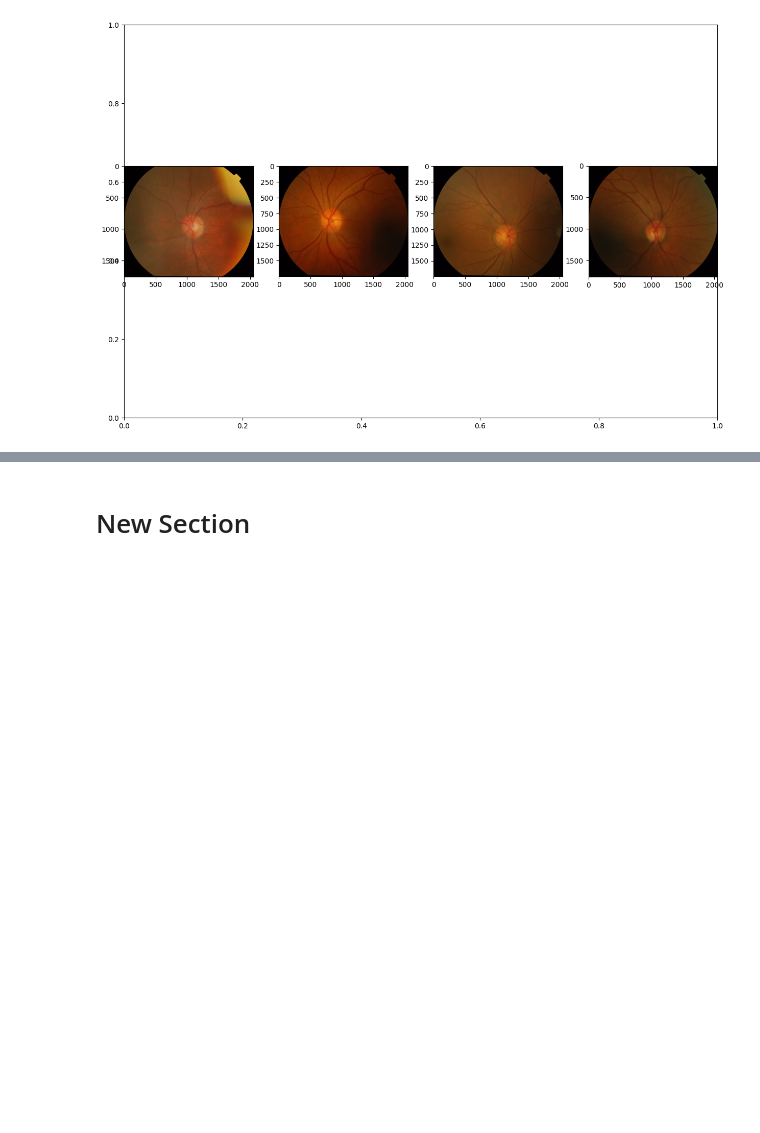
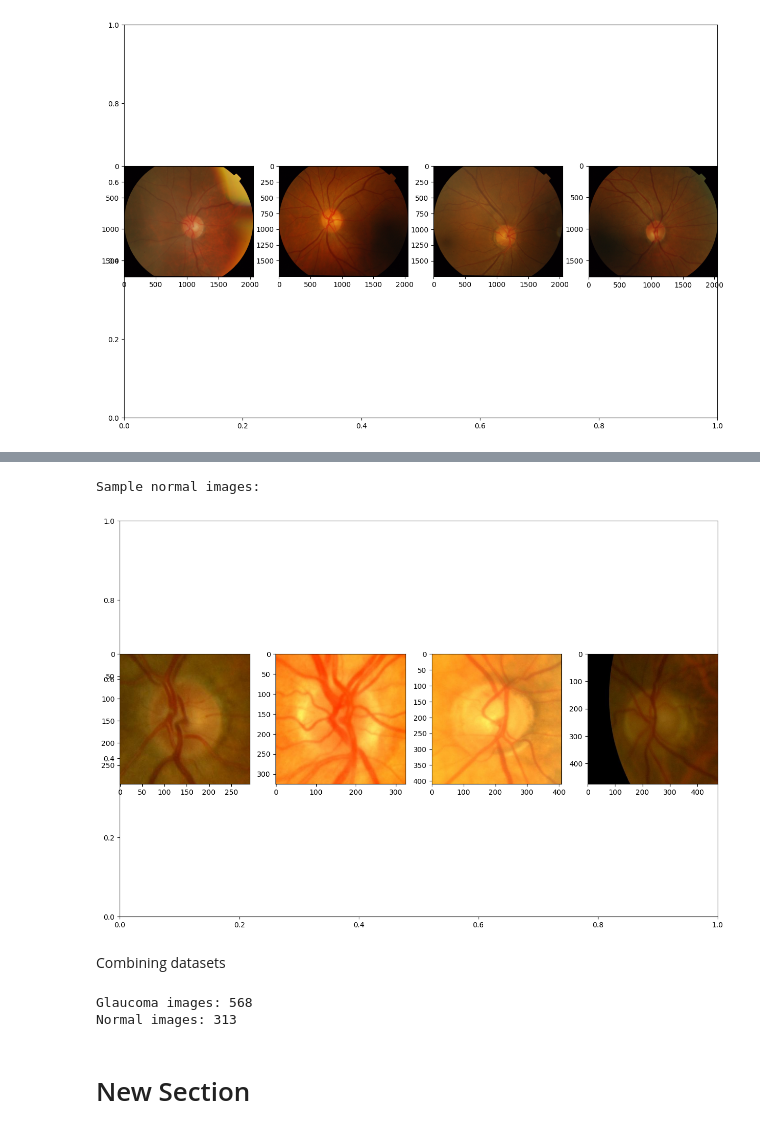
Before and after one commit to KUDUPUDIMOUNIKA/Glaucomo_Detection, a Jupyter notebook: GlaucomoDetection.ipynb, the cells around one changed output, grey strips where cells are left out. Saved outputs shown, nothing was run; the diff lists cells and outputs as text; code cells hidden in the pictures; blank space fills up the shorter version.

```diff
--- a/GlaucomoDetection.ipynb
+++ b/GlaucomoDetection.ipynb
@@ -64,2 +156,74 @@ Sample Dristhi normal images:
+# %%
+print("\nSample normal images:")
+plt.subplots(figsize=(15, 10))
+for i in range(1, 5):
+    plt.subplot(1, 4, i)
+    plt.imshow(load_img(f"{os.path.join(normal_dir, normal_images[i - 1])}"))
+plt.show()
+# %% [output]
+Sample normal images:
+[figure, added]
+# %% [markdown]
+Combining datasets
+# %%
+import os
+import shutil
+
+# Create a new folder for combined data
+combined_dir = "/content/combine"
+os.makedirs(combined_dir, exist_ok=True)
+
+# Define paths for glaucoma images
+g_paths = [
+    "/content/drive/MyDrive/datasets/ACRIMA/glaucoma",
+    "/content/drive/MyDrive/datasets/RIM-ONE/partitioned_randomly/training_set/glaucoma",
+    "/content/drive/MyDrive/datasets/RIM-ONE/partitioned_randomly/test_set/glaucoma",
+    "/content/drive/MyDrive/datasets/Dristhi/Training/Images/GLAUCOMA",
+    "/content/drive/MyDrive/datasets/Dristhi/Test/Images/glaucoma",
+]
+
+# Create destination folder for glaucoma
+g_dest = os.path.join(combined_dir, "glaucoma")
+os.makedirs(g_dest, exist_ok=True)
+
+# Copy files
+for src in g_paths:
+    if os.path.exists(src):  # Ensure the source path exists
+        for file in os.listdir(src):
+            src_file = os.path.join(src, file)
+            dest_file = os.path.join(g_dest, file)
+            if os.path.isfile(src_file):  # Only copy files, not directories
+                shutil.copy2(src_file, dest_file)
+
+print("Glaucoma images:", len(os.listdir(g_dest)))
+
+##################################################
+
+# Define paths for normal images
+n_paths = [
+    "/content/drive/MyDrive/datasets/ACRIMA/Database/normal",
+    "/content/drive/MyDrive/datasets/RIM-ONE/partitioned_randomly/training_set/normal",
+    "/content/drive/MyDrive/datasets/RIM-ONE/partitioned_randomly/test_set/normal",
+    "/content/drive/MyDrive/datasets/Dristhi/Training/Images/NORMAL",
+    "/content/drive/MyDrive/datasets/Dristhi/Test/Images/normal",
+]
+
+# Create destination folder for normal images
+n_dest = os.path.join(combined_dir, "normal")
+os.makedirs(n_dest, exist_ok=True)
+
+# Copy files
+for src in n_paths:
+    if os.path.exists(src):  # Ensure the source path exists
+        for file in os.listdir(src):
+            src_file = os.path.join(src, file)
+            dest_file = os.path.join(n_dest, file)
+            if os.path.isfile(src_file):  # Only copy files, not directories
+                shutil.copy2(src_file, dest_file)
+
+print("Normal images:", len(os.listdir(n_dest)))
+# %% [output]
+Glaucoma images: 568
+Normal images: 313
 # %% [markdown]
 # New Section
```
Also changed, not shown: parts of 9 cells of this notebook.
